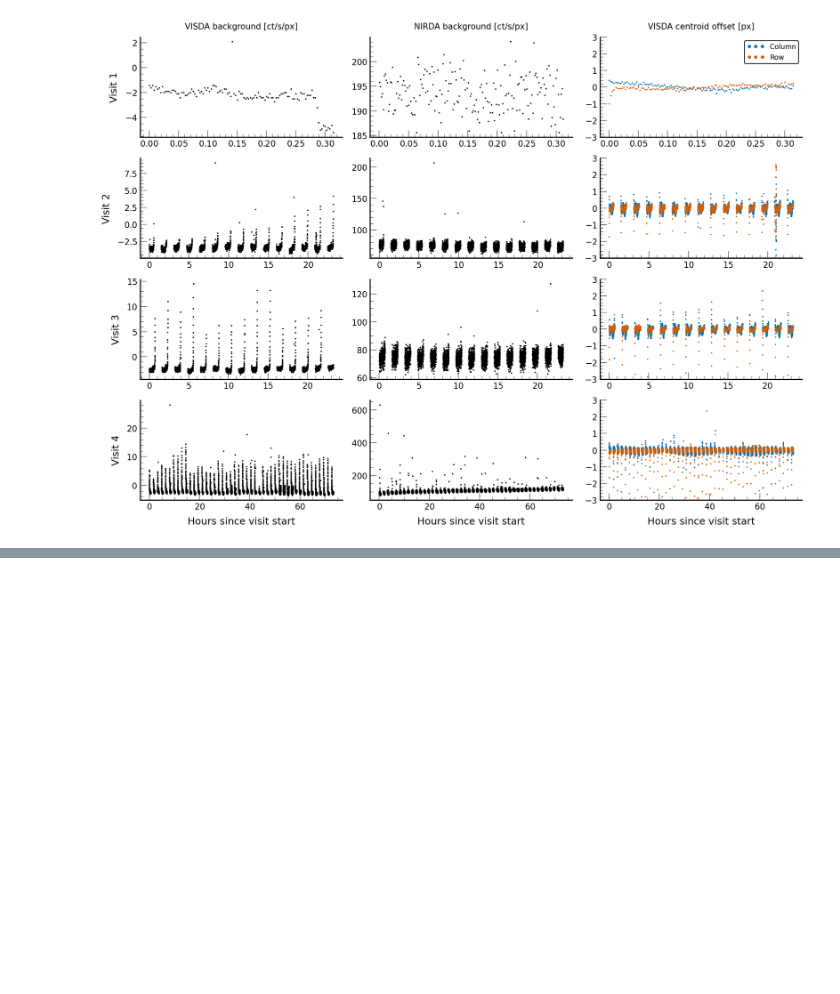
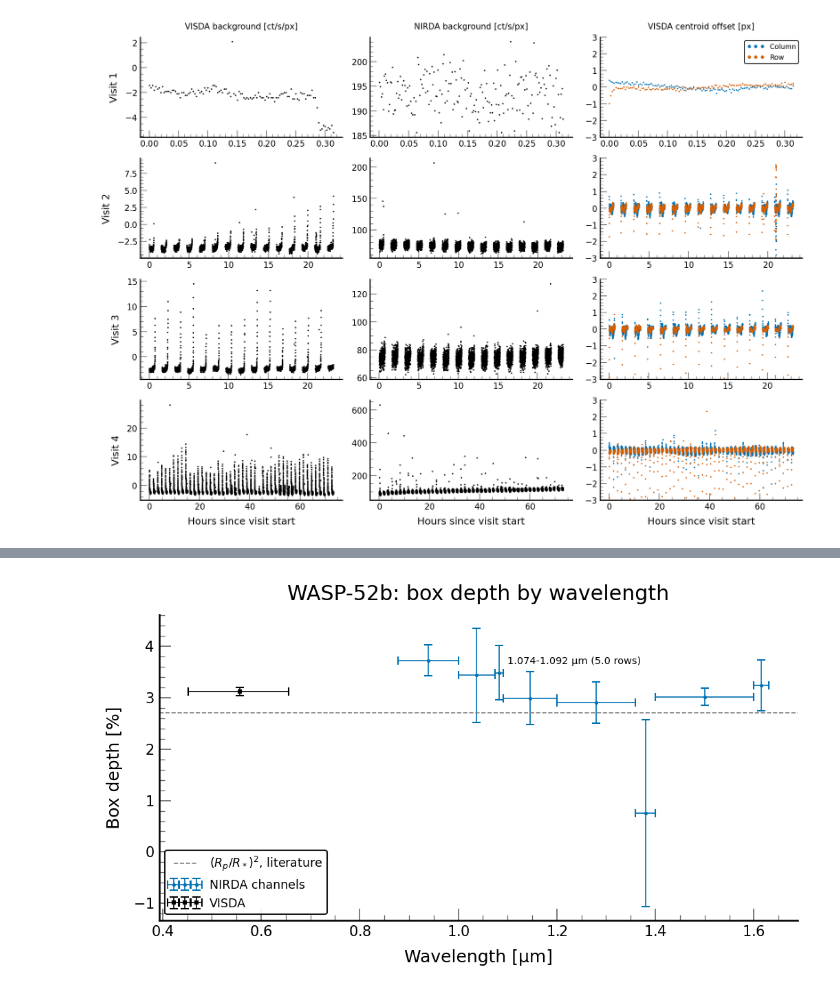
Before and after one commit to PandoraMission/pandora-fits, a Jupyter notebook: demos/03_visit_analysis.ipynb, the cells around one changed output, grey strips where cells are left out. Cells and saved outputs as stored; diff of their text form; code cells hidden in the pictures; blank space fills up the shorter version.

```diff
--- a/demos/03_visit_analysis.ipynb
+++ b/demos/03_visit_analysis.ipynb
@@ -495,0 +602,68 @@ NIRDA 1.50-1.65 µm            29101          551
+# %%
+if EPHEMERIS is not None:
+    # VISDA's effective wavelength and 16-84% range, from its sensitivity.
+    grid = np.linspace(0.3, 1.1, 801) * u.micron
+    weight = np.nan_to_num(
+        pf.VISDAReference.get_sensitivity(grid).value
+    )
+    cumulative = np.cumsum(weight) / weight.sum()
+    visda_wavelength = (grid.value * weight).sum() / weight.sum()
+    visda_range = grid.value[np.searchsorted(cumulative, [0.16, 0.84])]
+
+    depth_table = pd.DataFrame(depths).set_index("light_curve")
+    # The error used is the larger of the white-noise error and the error
+    # from the scatter between transits.
+    depth_table["error"] = depth_table[
+        ["white_error", "scatter_error"]
+    ].max(axis=1)
+    print(pd.DataFrame({
+        "box depth [ppm]": (depth_table["depth"] * 1e6).round(),
+        "white-noise error": (depth_table["white_error"] * 1e6).round(),
+        "transit scatter error": (depth_table["scatter_error"] * 1e6).round(),
+        "transits": depth_table["transits"],
+        "each transit [ppm]": [
+            " ".join(f"{d * 1e6:.0f}" for d in each)
+            for each in depth_table["per_transit"]
+        ],
+    }).to_string())
+
+    # Channels are drawn over the part of their range where NIRDA is
+    # usable (in the first NIRDA file), since the outer channels extend past
+    # it. Narrow channels are labeled with their width in detector rows.
+    solution = pf.open(nirda_paths[0])["WAVELENGTH_SOLUTION"].data
+    usable = solution["sensitivity"] > (
+        MIN_RELATIVE_SENSITIVITY * np.nanmax(solution["sensitivity"])
+    )
+    usable_low = solution["wavelength"][usable].min()
+    usable_high = solution["wavelength"][usable].max()
+    row_width = np.median(np.abs(np.diff(solution["wavelength"][usable])))
+    shown_low = np.array([max(low, usable_low) for low, _ in channels])
+    shown_high = np.array([min(high, usable_high) for _, high in channels])
+    shown_center = (shown_low + shown_high) / 2
+    channel_depths = depth_table.iloc[2:]
+
+    fig, ax = plt.subplots(figsize=(7, 4))
+    ax.errorbar(shown_center, channel_depths["depth"] * 100,
+                yerr=channel_depths["error"] * 100,
+                xerr=(shown_high - shown_low) / 2, fmt="o", color="#0072B2",
+                label="NIRDA channels")
+    for low, high, center, depth in zip(
+        shown_low, shown_high, shown_center, channel_depths["depth"]
+    ):
+        rows = (high - low) / row_width
+        if rows < 5 and np.isfinite(depth):
+            ax.annotate(f"{short(low)}-{short(high)} µm ({rows:.1f} rows)",
+                        (center, depth * 100), fontsize="x-small",
+                        xytext=(6, 6), textcoords="offset points")
+    ax.errorbar(visda_wavelength, depth_table.loc["VISDA", "depth"] * 100,
+                yerr=depth_table.loc["VISDA", "error"] * 100,
+                xerr=[[visda_wavelength - visda_range[0]],
+                      [visda_range[1] - visda_wavelength]],
+                fmt="s", color="k", label="VISDA")
+    ax.axhline(RP_RS**2 * 100, color="0.5", ls="--",
+               label=r"$(R_p/R_*)^2$, literature")
+    ax.set(xlabel="Wavelength [µm]", ylabel="Box depth [%]",
+           title=f"{target_name}: box depth by wavelength")
+    ax.legend(loc="lower left", fontsize="small")
+    plt.show()
+# %% [output]
@@ -496,3 +682,4 @@ NIRDA 1.50-1.65 µm            29101          551
+[figure, added]
 # %% [markdown]
 ## Caveats
 
```
Also changed, not shown: parts of 14 cells of this notebook, 3 other files.
